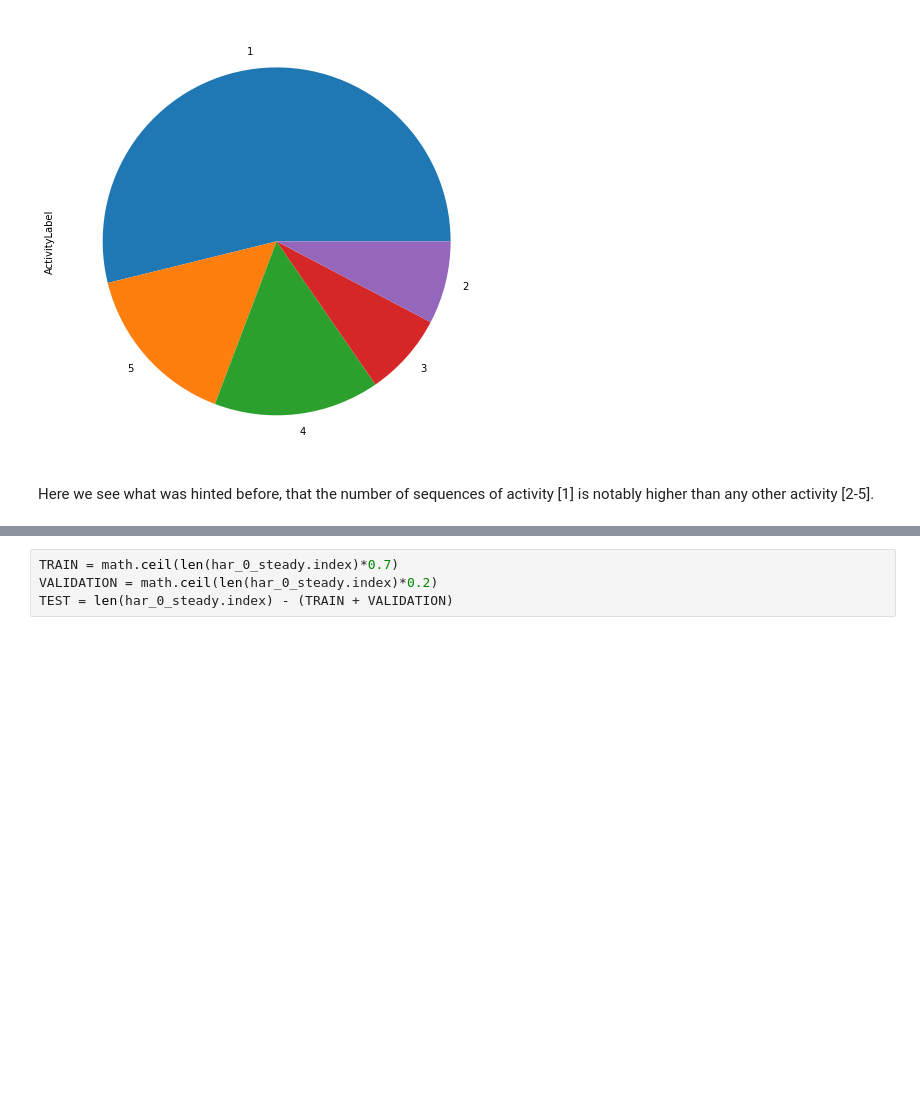
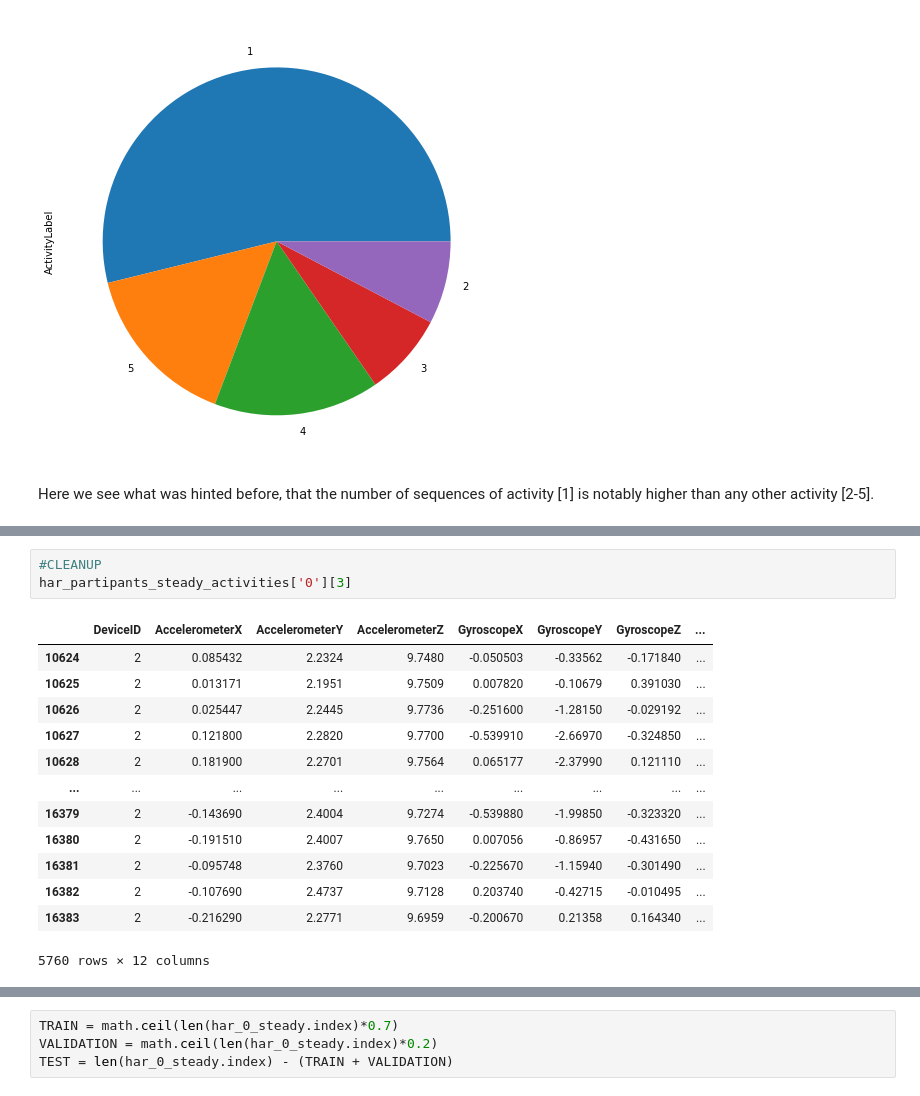
Before and after one commit to wileeam/human-activity-recognition, a Jupyter notebook: har-steady.ipynb, the cells around one changed output, grey strips where cells are left out. Saved outputs shown, nothing was run; the diff lists cells and outputs as text; blank space fills up the shorter version.

```diff
--- a/har-steady.ipynb
+++ b/har-steady.ipynb
@@ -256,0 +290,17 @@ Here we see what was hinted before, that the number of sequences of activity [1]
+# %%
+#CLEANUP
+har_partipants_steady_activities['0'][3]
+# %% [output]
+|  | DeviceID | AccelerometerX | AccelerometerY | AccelerometerZ | GyroscopeX | GyroscopeY | GyroscopeZ | ... |
+| 10624 | 2 | 0.085432 | 2.2324 | 9.7480 | -0.050503 | -0.33562 | -0.171840 | ... |
+| 10625 | 2 | 0.013171 | 2.1951 | 9.7509 | 0.007820 | -0.10679 | 0.391030 | ... |
+| 10626 | 2 | 0.025447 | 2.2445 | 9.7736 | -0.251600 | -1.28150 | -0.029192 | ... |
+| 10627 | 2 | 0.121800 | 2.2820 | 9.7700 | -0.539910 | -2.66970 | -0.324850 | ... |
+| 10628 | 2 | 0.181900 | 2.2701 | 9.7564 | 0.065177 | -2.37990 | 0.121110 | ... |
+| ... | ... | ... | ... | ... | ... | ... | ... | ... |
+| 16379 | 2 | -0.143690 | 2.4004 | 9.7274 | -0.539880 | -1.99850 | -0.323320 | ... |
+| 16380 | 2 | -0.191510 | 2.4007 | 9.7650 | 0.007056 | -0.86957 | -0.431650 | ... |
+| 16381 | 2 | -0.095748 | 2.3760 | 9.7023 | -0.225670 | -1.15940 | -0.301490 | ... |
+| 16382 | 2 | -0.107690 | 2.4737 | 9.7128 | 0.203740 | -0.42715 | -0.010495 | ... |
+| 16383 | 2 | -0.216290 | 2.2771 | 9.6959 | -0.200670 | 0.21358 | 0.164340 | ... |
+5760 rows × 12 columns
```
Also changed, not shown: parts of 14 cells of this notebook.
